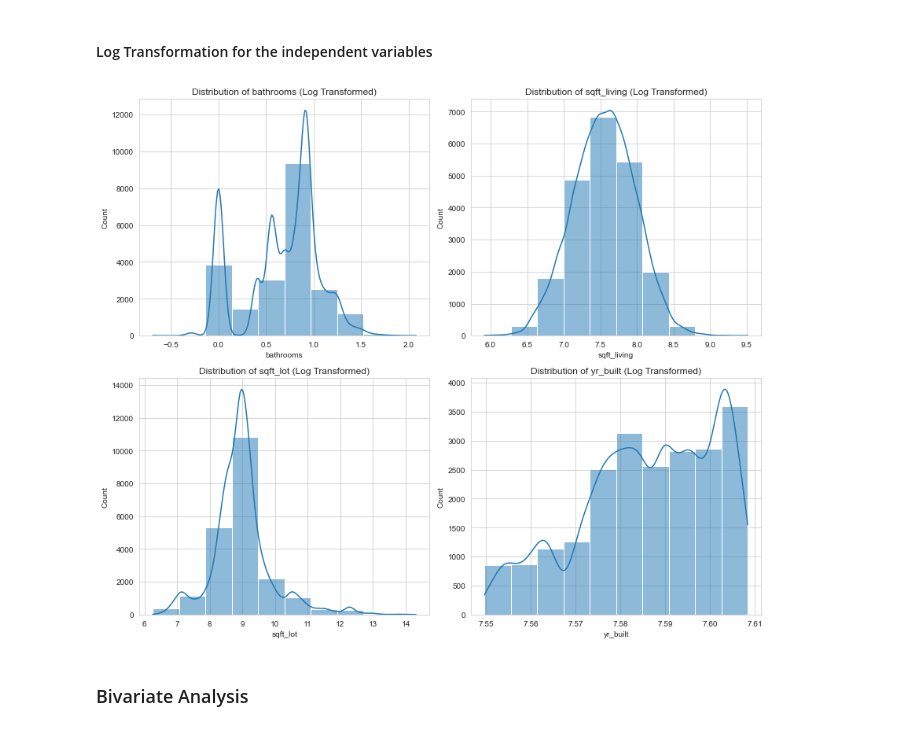
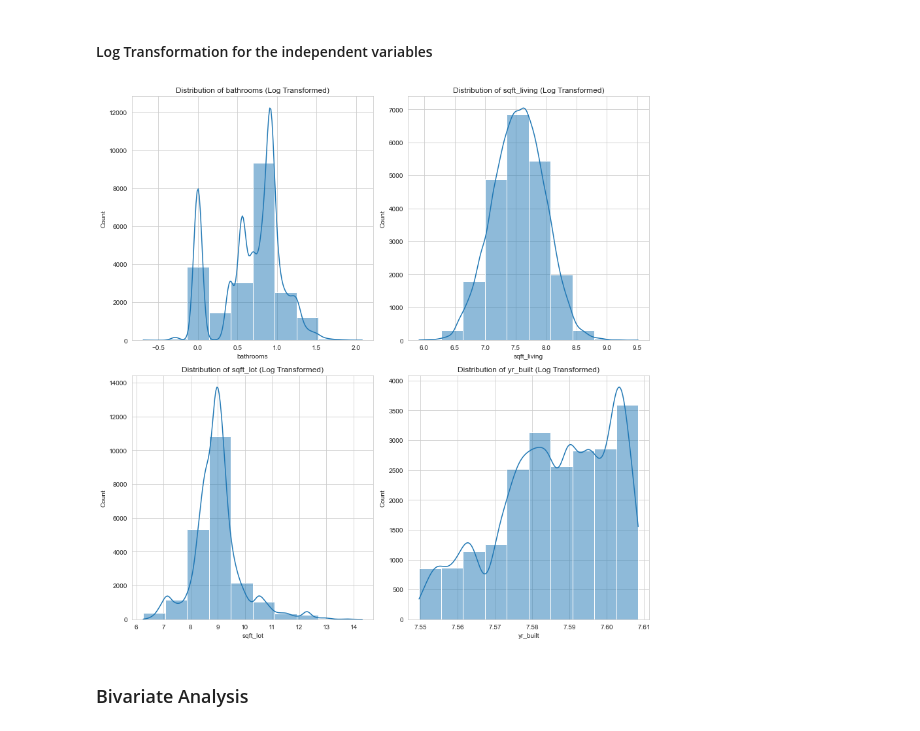
Before and after one commit to ggeorgekkariuki/Kings-Country-Housing-Project, a Jupyter notebook: student.ipynb, the cells around one changed output. Saved outputs shown, nothing was run; the diff lists cells and outputs as text; code cells hidden in the pictures.

```diff
--- a/student.ipynb
+++ b/student.ipynb
@@ -711,23 +731,9 @@ plt.show()
 # %% [markdown]
 #### Log Transformation for the independent variables
-# %%
-# Create a figure and axes for the plots
-fig, axes = plt.subplots(nrows=2, ncols=2, figsize=(12, 10))
-
-# Loop through each numeric variable, log-transform, and create a distplot
-for i, col in enumerate(num[:4]):
-    # Log-transform the variable
-    log_values = np.log(kc_data_df[col])
-
-    # Plot the log-transformed variable
-    sns.histplot(data=log_values, ax=axes[i//2, i%2], bins=10, kde=True)
-    axes[i//2, i%2].set_title(f'Distribution of {col} (Log Transformed)')
-
-# Adjust layout
-plt.tight_layout()
-plt.show()
-# %% [output]
-[figure, removed]
+# %%
+plot_independent_vars(num[:4], log_transform=True)
+# %% [output]
+[figure, added]
 # %% [markdown]
 ### Bivariate Analysis
 # %% [markdown]
```
Also changed, not shown: parts of 7 cells of this notebook.
